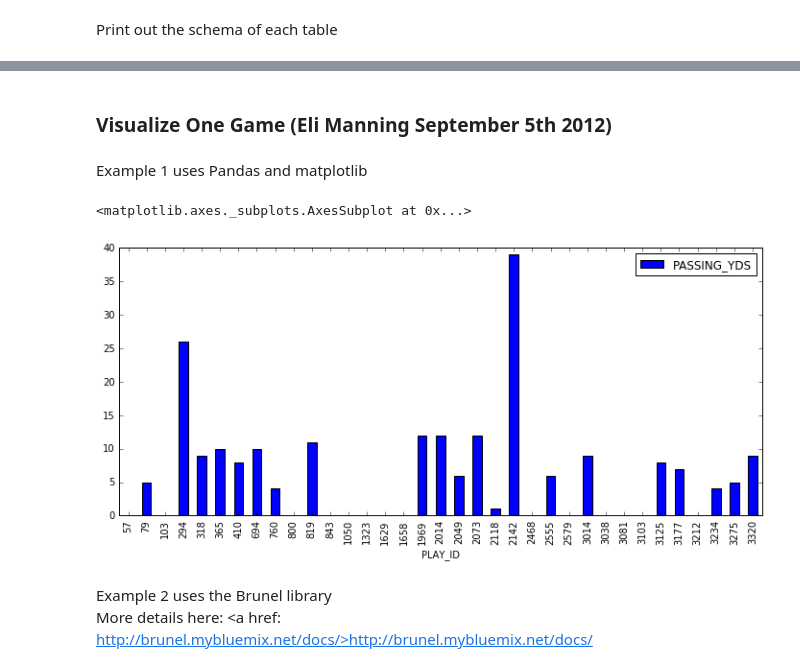
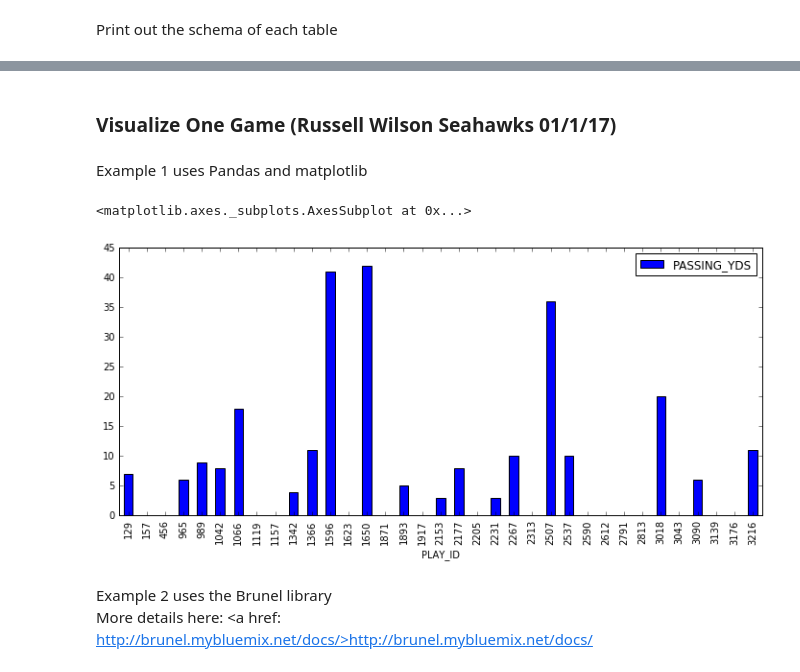
Before and after one commit to bradenrc/nfl_dsx, a Jupyter notebook: NFL Analysis.ipynb, the cells around one changed output, grey strips where cells are left out. Cells and saved outputs as stored; diff of their text form; code cells hidden in the pictures.

```diff
--- a/NFL Analysis.ipynb
+++ b/NFL Analysis.ipynb
@@ -86,9 +86,9 @@ Games:  root
 
 None
 # %% [markdown]
-<h3>Visualize One Game (Eli Manning September 5th 2012)</h3>
+<h3>Visualize One Game (Russell Wilson Seahawks 01/1/17)</h3>
 # %%
-#example of one game for Eli Manning
+#example of one game for Rusell Wilson
 
 query = """
 select
@@ -107,26 +107,26 @@ INNER JOIN player p on
     p.PLAYER_ID = pp.PLAYER_ID
     and g.TEAM = p.TEAM
 
-where g.GSIS_ID = 2012090500
-        and p.FULL_NAME = 'Eli Manning'
+where g.GSIS_ID = 2017010115
+        and p.FULL_NAME = 'Russell Wilson'
 order by
     g.GSIS_ID,
     d.DRIVE_ID,
     p.PLAYER_ID,
     pp.PLAY_ID """
 
-plays_manning_df = sqlContext.sql(query)
-plays_manning_pd = plays_manning_df.toPandas()
+plays_rw_df = sqlContext.sql(query)
+plays_rw_pd = plays_rw_df.toPandas()
 # %%
 %matplotlib inline
 import matplotlib.pyplot as plt, numpy as np
 # %% [markdown]
 Example 1 uses Pandas and matplotlib
 # %%
-plays_manning_pd.plot(kind='bar', x='PLAY_ID', y='PASSING_YDS', figsize=(12, 5))
+plays_rw_pd.plot(kind='bar', x='PLAY_ID', y='PASSING_YDS', figsize=(12, 5))
 # %% [output]
 <matplotlib.axes._subplots.AxesSubplot at 0x...>
-[figure, old version]
+[figure, new version]
 # %% [markdown]
 Example 2 uses the Brunel library<br>
 More details here: <a href: http://brunel.mybluemix.net/docs/>http://brunel.mybluemix.net/docs/</a>
```
Also changed, not shown: parts of 19 cells of this notebook.
